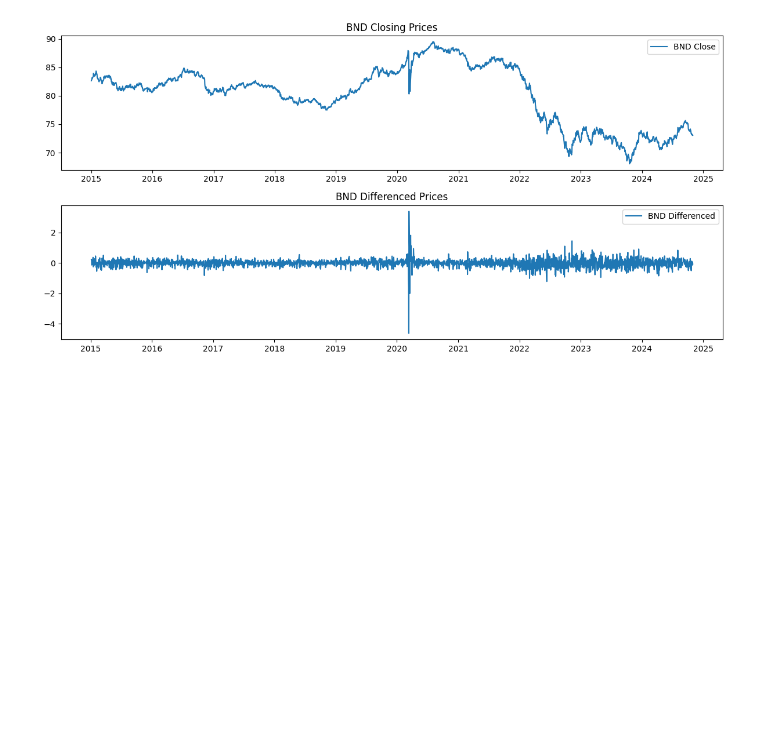
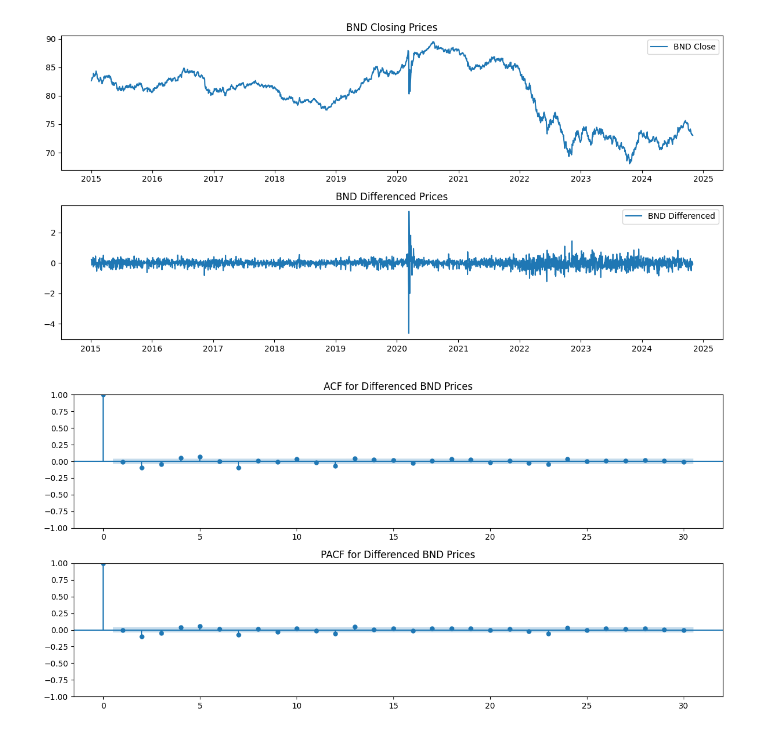
Before and after one commit to Wbam/Week-11, a Jupyter notebook: notebooks/TaForecast_Future_Market_Trends.ipynb, the cells around one changed output. Cells and saved outputs as stored; diff of their text form; code cells hidden in the pictures; blank space fills up the shorter version.

```diff
--- a/notebooks/TaForecast_Future_Market_Trends.ipynb
+++ b/notebooks/TaForecast_Future_Market_Trends.ipynb
@@ -49,3 +49,21 @@ plt.tight_layout()
 plt.show()
 # %% [output]
 [figure]
+# %%
+# Step 3: ACF and PACF plots for differenced series
+plt.figure(figsize=(12, 6))
+
+# Plot ACF
+plt.subplot(211)
+plot_acf(df['BND_Close'].diff().dropna(), lags=30, ax=plt.gca())
+plt.title('ACF for Differenced BND Prices')
+
+# Plot PACF
+plt.subplot(212)
+plot_pacf(df['BND_Close'].diff().dropna(), lags=30, ax=plt.gca())
+plt.title('PACF for Differenced BND Prices')
+
+plt.tight_layout()
+plt.show()
+# %% [output]
+[figure, added]
```
